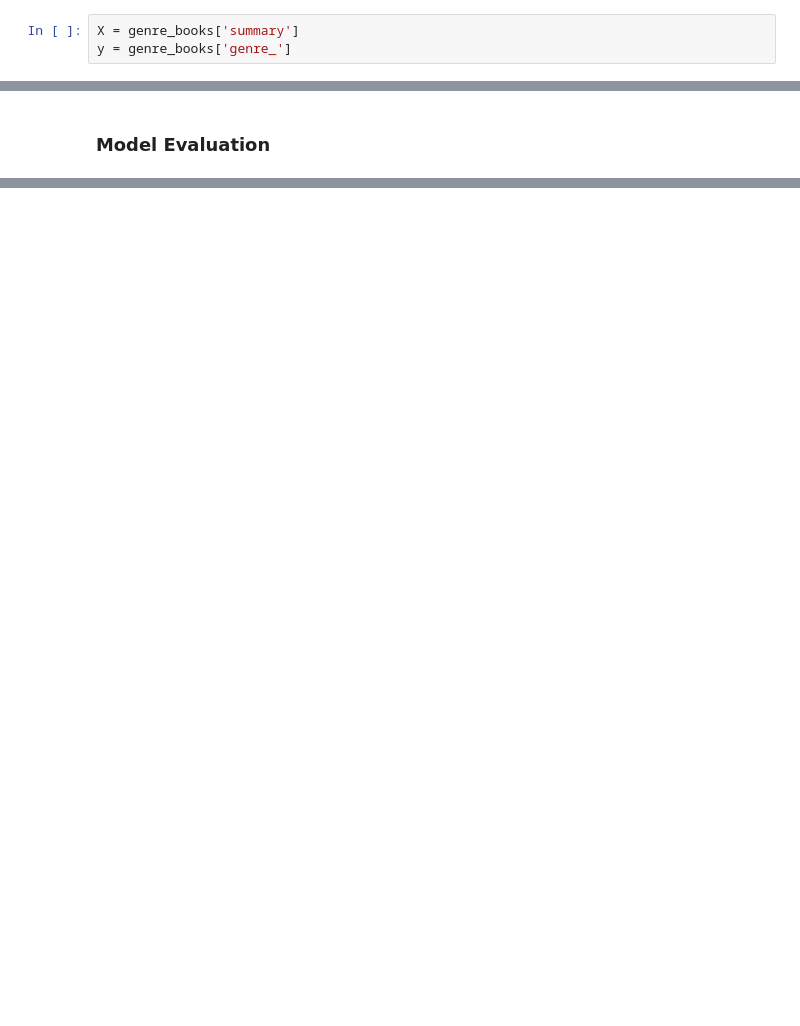
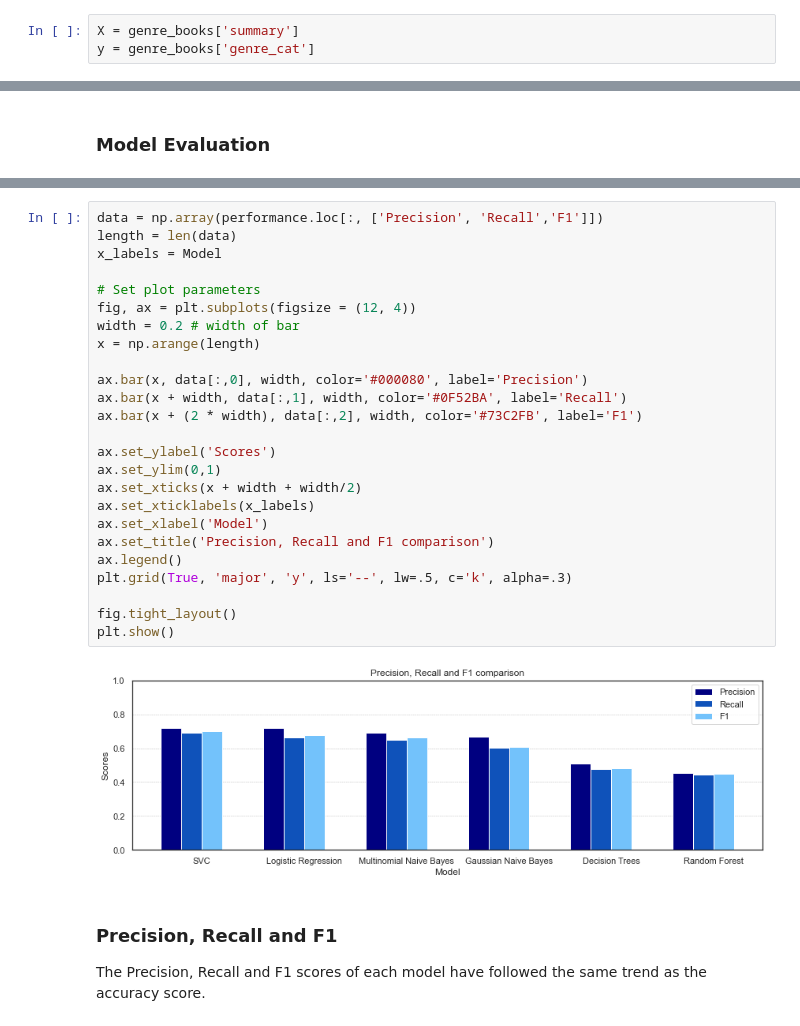
Before and after one commit to mona-piya/DS-portfolio-s1-2021-MonaMunegan, a Jupyter notebook: Portfolio 3.ipynb, the cells around one changed output, grey strips where cells are left out. Drawn from its saved outputs; the diff is of its cells as text; blank space fills up the shorter version.

```diff
--- a/Portfolio 3.ipynb
+++ b/Portfolio 3.ipynb
@@ -216,6 +207,6 @@ genre_books
 # %%
 X = genre_books['summary']
-y = genre_books['genre_']
+y = genre_books['genre_cat']
 # %%
 start = time.time()
 tvec = TfidfVectorizer(max_features=20000, stop_words='english')
@@ -610,0 +518,31 @@ Genre:  Science Fiction
+# %%
+data = np.array(performance.loc[:, ['Precision', 'Recall','F1']])
+length = len(data)
+x_labels = Model
+
+# Set plot parameters
+fig, ax = plt.subplots(figsize = (12, 4))
+width = 0.2 # width of bar
+x = np.arange(length)
+
+ax.bar(x, data[:,0], width, color='#000080', label='Precision')
+ax.bar(x + width, data[:,1], width, color='#0F52BA', label='Recall')
+ax.bar(x + (2 * width), data[:,2], width, color='#73C2FB', label='F1')
+
+ax.set_ylabel('Scores')
+ax.set_ylim(0,1)
+ax.set_xticks(x + width + width/2)
+ax.set_xticklabels(x_labels)
+ax.set_xlabel('Model')
+ax.set_title('Precision, Recall and F1 comparison')
+ax.legend()
+plt.grid(True, 'major', 'y', ls='--', lw=.5, c='k', alpha=.3)
+
+fig.tight_layout()
+plt.show()
+# %% [output]
+[figure, added]
+# %% [markdown]
+### Precision, Recall and F1
+
+The Precision, Recall and F1 scores of each model have followed the same trend as the accuracy score.
```
Also changed, not shown: parts of 71 cells of this notebook.
